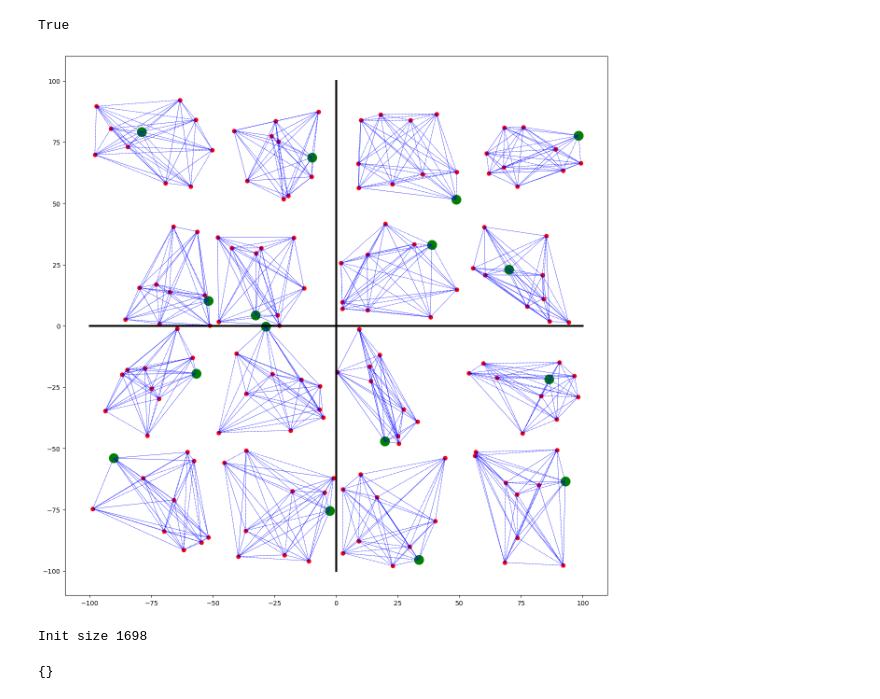
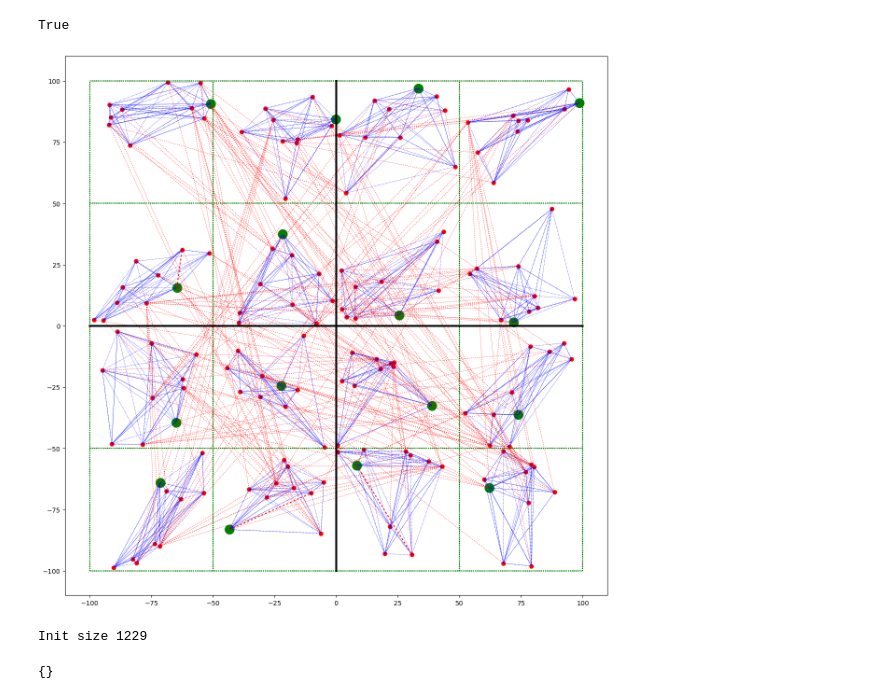
Before and after one commit to fongsd/ri-projekat, a Jupyter notebook: ri_projekat.ipynb, the cells around one changed output. Drawn from its saved outputs; the diff is of its cells as text; code cells hidden in the pictures.

```diff
--- a/ri_projekat.ipynb
+++ b/ri_projekat.ipynb
@@ -150,17 +150,17 @@ def calculateNumOfEdges():
 # %%
 
 plt.figure(figsize=(15, 15))
-# for i_0 in range(len(bounds_xs)):
-#     for j_0 in range(len(bounds_ys)):
-#         plt.plot([bounds_xs[i_0], bounds_xs[i_0]], [min(bounds_ys), max(bounds_xs)], color ="green", dashes = [1])
-#         plt.plot([min(bounds_xs), max(bounds_xs)], [bounds_ys[j_0], bounds_ys[j_0]], color ="green", dashes = [1])
+for i_0 in range(len(bounds_xs)):
+    for j_0 in range(len(bounds_ys)):
+        plt.plot([bounds_xs[i_0], bounds_xs[i_0]], [min(bounds_ys), max(bounds_xs)], color ="green", dashes = [1])
+        plt.plot([min(bounds_xs), max(bounds_xs)], [bounds_ys[j_0], bounds_ys[j_0]], color ="green", dashes = [1])
 
 
 
 for i_0 in range(1,len(bounds_xs)):
     for j_0 in range(1,len(bounds_ys)):
-#         plt.plot([bounds_xs[i_0], bounds_xs[i_0]], [min_ys - 2, max_ys +2], color ="green", dashes = [1])
-#         plt.plot([min_xs - 2, max_xs + 2], [bounds_ys[j_0], bounds_ys[j_0]], color ="green", dashes = [1])
+        # plt.plot([bounds_xs[i_0], bounds_xs[i_0]], [min_ys - 2, max_ys +2], color ="green", dashes = [1])
+        # plt.plot([min_xs - 2, max_xs + 2], [bounds_ys[j_0], bounds_ys[j_0]], color ="green", dashes = [1])
         list_of_nodes_in_current_cluster = []
         for _ in range(10):
             node = (random.uniform(bounds_xs[i_0-1], bounds_xs[i_0]), random.uniform(bounds_ys[j_0-1], bounds_ys[j_0]))
@@ -171,46 +171,46 @@ for i_0 in range(1,len(bounds_xs)):
         for i in range(len(nodes_hash["cluster_{}_{}".format(i_0, j_0)])):
             for j in range(len(nodes_hash["cluster_{}_{}".format(i_0, j_0)])):
                 if i != j:
-                    # if random.random() > 0.7:
+                    if random.random() > 0.3:
                         plt.plot([nodes_hash["cluster_{}_{}".format(i_0, j_0)][i][0], nodes_hash["cluster_{}_{}".format(i_0, j_0)][j][0]], [nodes_hash["cluster_{}_{}".format(i_0, j_0)][i][1], nodes_hash["cluster_{}_{}".format(i_0, j_0)][j][1]], color ="blue", lw = 0.5, dashes = [2])
                         edges_for_current_cluster.append((nodes_hash["cluster_{}_{}".format(i_0, j_0)][i], nodes_hash["cluster_{}_{}".format(i_0, j_0)][j]))
         if len(edges_for_current_cluster) > 0:
             max_node = find_max_node(count_for_every_node_in_cluster(make_unique_list_from_tuples(edges_for_current_cluster)))
             plt.scatter([max_node[0]], [max_node[1]], color = "green", s = 200)
             main_nodes["cluster_{}_{}".format(i_0, j_0)] = max_node
 
         for checkNode in list_of_nodes_in_current_cluster:
             if checkNode != max_node:
                 if ((max_node, checkNode) not in edges_for_current_cluster) and ((checkNode, max_node) not in edges_for_current_cluster):
                     plt.plot([max_node[0], checkNode[0]], [max_node[1], checkNode[1]], color = "red", dashes = [2])
-                    # edges_for_current_cluster.append((max_node, checkNode))
+                    edges_for_current_cluster.append((max_node, checkNode))
         edge_list_per_cluster["cluster_{}_{}".format(i_0, j_0)] = edges_for_current_cluster
 
 
 #random povezivanje fakulteta sa razlicitih univerziteta
 for i_0 in range(1,len(bounds_xs)):
     for j_0 in range(1, len(bounds_ys)):
         for _ in range(3):
             node = random.randint(0,len(nodes_hash["cluster_{}_{}".format(i_0, j_0)]) - 1)
             random_cluster_i = random.randint(1, len(bounds_xs) - 1)
             random_cluster_j = random.randint(1, len(bounds_ys) - 1)
             picked_node = nodes_hash["cluster_{}_{}".format(i_0, j_0)][node]
             for i_node in nodes_hash["cluster_{}_{}".format(random_cluster_i, random_cluster_j)]:
                 if random.random() > 0.5 and (i_node,picked_node) not in edges_between_nodes_in_different_clusters:
     #                 print(i_node)
                     picked_node = nodes_hash["cluster_{}_{}".format(i_0, j_0)][node]
-                    # plt.plot([picked_node[0], i_node[0]], [picked_node[1], i_node[1]], color = "red", lw=0.5, dashes = [3])
+                    plt.plot([picked_node[0], i_node[0]], [picked_node[1], i_node[1]], color = "red", lw=0.5, dashes = [3])
                     edges_between_nodes_in_different_clusters.append((i_node, picked_node))
 
 plt.plot(bounds_ys,[0 for _ in range(len(bounds_ys))], color = "black", lw=3)
 plt.plot([0 for _ in range(len(bounds_xs))], bounds_xs, color = "black", lw = 3)
 plt.savefig("pocetna.png")
 # %% [output]
-[figure, old version]
+[figure, new version]
 # %%
 print("Init size " + str(calculateNumOfEdges()  + len(edges_between_nodes_in_different_clusters)))
 # %% [output]
-Init size 1698
+Init size 1229
 # %%
 main_node_connected_to_central
 # %% [output]
```
Also changed, not shown: parts of 7 cells of this notebook, 13 other files.
